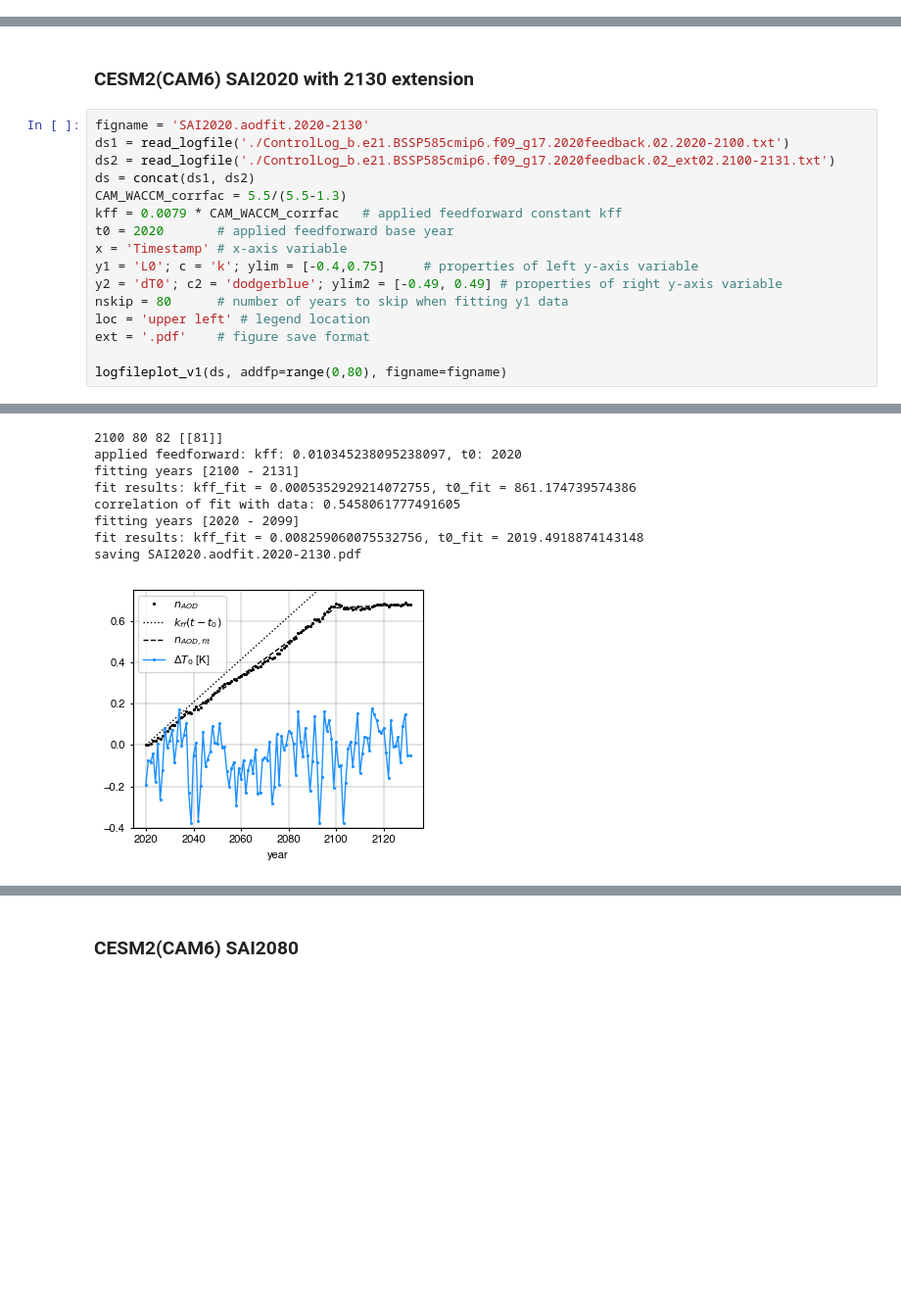
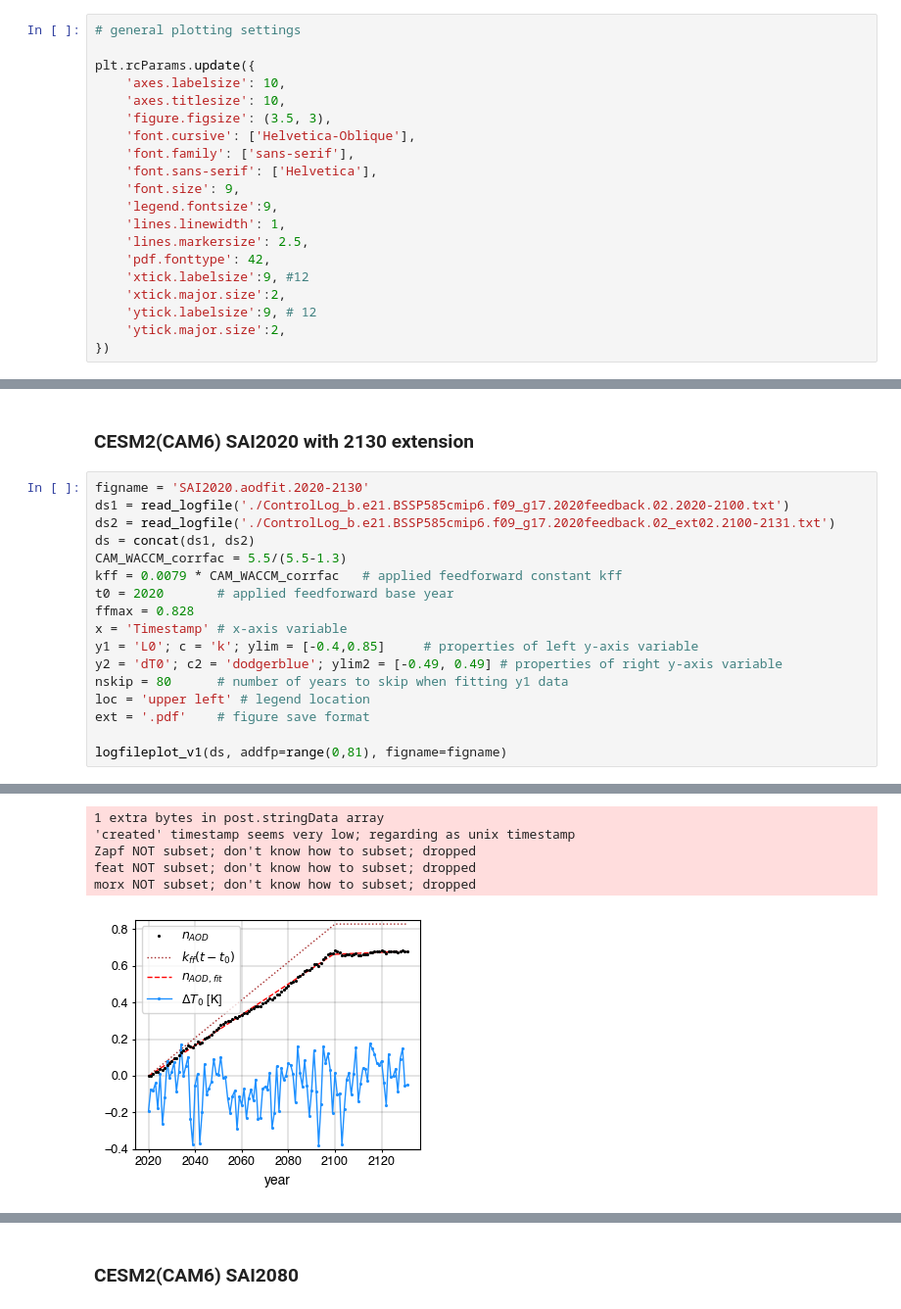
Before and after one commit to JdeJong96/CESM-CAM_SAI, a Jupyter notebook: controller/logs/plot_controllog.ipynb, the cells around one changed output, grey strips where cells are left out. Shown at 98% size. Cells and saved outputs as stored; diff of their text form; blank space fills up the shorter version.

Commit message:
update controllog figures

```diff
--- a/controller/logs/plot_controllog.ipynb
+++ b/controller/logs/plot_controllog.ipynb
@@ -1 +6,21 @@
+# %%
+# general plotting settings
+
+plt.rcParams.update({
+    'axes.labelsize': 10,
+    'axes.titlesize': 10,
+    'figure.figsize': (3.5, 3),
+    'font.cursive': ['Helvetica-Oblique'],
+    'font.family': ['sans-serif'],
+    'font.sans-serif': ['Helvetica'],
+    'font.size': 9,
+    'legend.fontsize':9,
+    'lines.linewidth': 1,
+    'lines.markersize': 2.5,
+    'pdf.fonttype': 42,
+    'xtick.labelsize':9, #12
+    'xtick.major.size':2,
+    'ytick.labelsize':9, # 12
+    'ytick.major.size':2,
+})
 # %%
@@ -239,12 +244,13 @@ ds = concat(ds1, ds2)
 CAM_WACCM_corrfac = 5.5/(5.5-1.3)
 kff = 0.0079 * CAM_WACCM_corrfac   # applied feedforward constant kff
 t0 = 2020       # applied feedforward base year
+ffmax = 0.828
 x = 'Timestamp' # x-axis variable
-y1 = 'L0'; c = 'k'; ylim = [-0.4,0.75]     # properties of left y-axis variable
+y1 = 'L0'; c = 'k'; ylim = [-0.4,0.85]     # properties of left y-axis variable
 y2 = 'dT0'; c2 = 'dodgerblue'; ylim2 = [-0.49, 0.49] # properties of right y-axis variable
 nskip = 80      # number of years to skip when fitting y1 data
 loc = 'upper left' # legend location
 ext = '.pdf'    # figure save format
 
-logfileplot_v1(ds, addfp=range(0,80), figname=figname)
+logfileplot_v1(ds, addfp=range(0,81), figname=figname)
 # %% [output]
@@ -256,12 +265,9 @@ morx NOT subset; don't know how to subset; dropped
-2100 80 82 [[81]]
-applied feedforward: kff: 0.010345238095238097, t0: 2020
-fitting years [2100 - 2131]
-fit results: kff_fit = 0.0005352929214072755, t0_fit = 861.174739574386
-correlation of fit with data: 0.5458061777491605
-fitting years [2020 - 2099]
-fit results: kff_fit = 0.008259060075532756, t0_fit = 2019.4918874143148
-saving SAI2020.aodfit.2020-2130.pdf
+1 extra bytes in post.stringData array
+'created' timestamp seems very low; regarding as unix timestamp
+Zapf NOT subset; don't know how to subset; dropped
+feat NOT subset; don't know how to subset; dropped
+morx NOT subset; don't know how to subset; dropped
-[figure, old version]
+[figure, new version]
 # %%
 figname = 'SAI2020.allvar.2020-2130'
 fig, ax = plt.subplots(4,3, sharex=True, figsize=(7,6))
```
Also changed, not shown: parts of 10 cells of this notebook, 8 other files.
